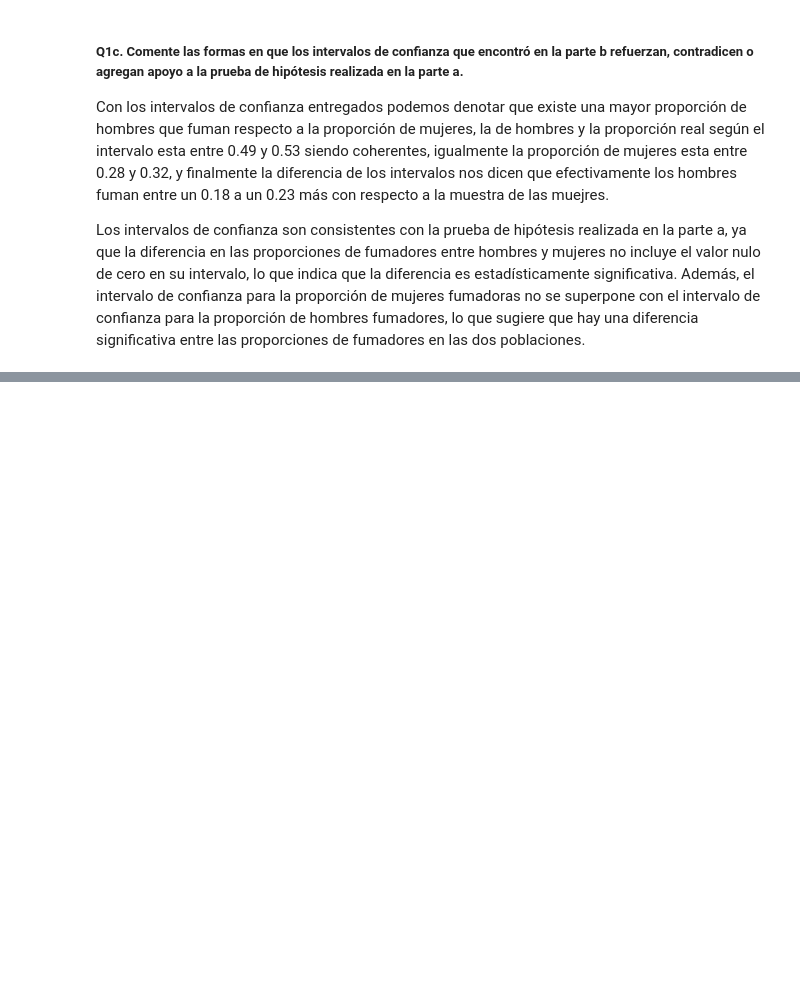
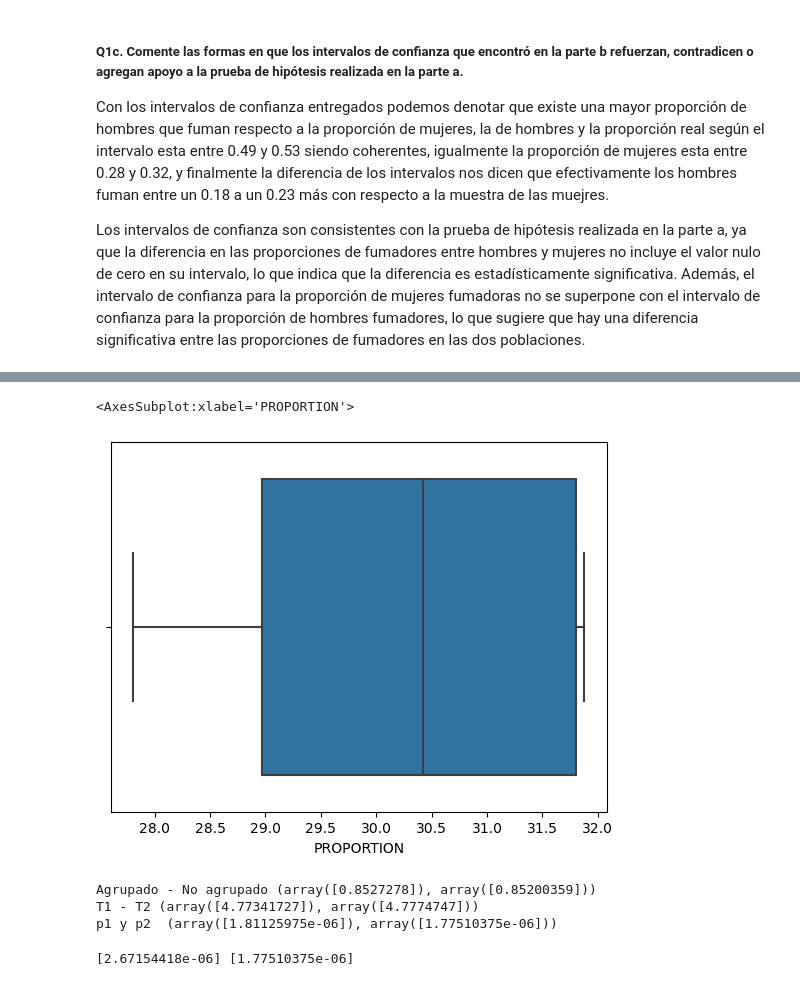
Before and after one commit to onavarrete04/Introduccion-Ciencia-Datos, a Jupyter notebook: ESTADÍSTICA INFERENCIAL-2023.ipynb, the cells around one changed output, grey strips where cells are left out. Saved outputs shown, nothing was run; the diff lists cells and outputs as text; code cells hidden in the pictures; blank space fills up the shorter version.

```diff
--- a/ESTADÍSTICA INFERENCIAL-2023.ipynb
+++ b/ESTADÍSTICA INFERENCIAL-2023.ipynb
@@ -2866,0 +2972,6 @@ from scipy.stats import t
+# %%
+df = datos.loc[(datos.RIDAGEYR >=30)&(datos.RIDAGEYR <=40) & (datos.GENDER == "Mujer"),["GENDER","N_EDUCATION","BMXBMI","RIDAGEYR"]]
+dx = df.groupby(["GENDER","N_EDUCATION"]).agg({"BMXBMI": [np.mean, np.std,np.size]}).unstack()
+dx = dx.stack().reset_index()
+dx.columns = ["GENDER", "EDUCATION","PROPORTION","STD","N"]
+dx
@@ -2866,0 +2985,62 @@ from scipy.stats import t
+# %%
+a = dx.stack().reset_index()
+a.columns = ["GENDER","EDUCATION","PROPORTION"]
+sns.boxplot(data=a, x="PROPORTION")
+# %% [output]
+<AxesSubplot:xlabel='PROPORTION'>
+[figure, added]
+# %%
+p1 = dx.iloc[[4]]
+p2 = dx.iloc[[3]]
+
+# medias y valores
+
+m1 = p1.PROPORTION.values
+n1 = p1.N.values
+s1 = p1.STD.values
+
+m2 = p2.PROPORTION.values
+n2 = p2.N.values
+s2 = p2.STD.values
+
+mdf = m1 - m2
+
+# error estandar agrupado SE = sqrt[((n1-1)*s1^2 + (n2-1)*s2^2)/(n1+n2-2)] * sqrt[1/n1 + 1/n2]
+
+se_agrupado = np.sqrt(((n1-1)*s1**2 + (n2-1)*s2**2)/(n1+n2-2) * (1/n1 + 1/n2))
+
+# no agrupado SE = sqrt[(s1^2/n1) + (s2^2/n2)]
+
+se_no_agrupado = np.sqrt((s1**2/n1) + (s2**2/n2))
+
+print("Agrupado - No agrupado",(se_agrupado,se_no_agrupado))
+
+# estadístia t con e agrupado
+
+t1 = mdf / se_agrupado
+
+# estadística t con e no agrupado
+
+t2 = mdf / se_no_agrupado
+print("T1 - T2",(t1,t2))
+
+# pvalue agrupado
+
+pvalue1 = 2 * (norm.cdf(-abs(t1)))
+pvalue1
+
+# pvalue no agrupado
+
+pvalue2 =  2 * (norm.cdf(-abs(t2)))
+print("p1 y p2 ",(pvalue1,pvalue2))
+# %% [output]
+Agrupado - No agrupado (array([0.8527278]), array([0.85200359]))
+T1 - T2 (array([4.77341727]), array([4.7774747]))
+p1 y p2  (array([1.81125975e-06]), array([1.77510375e-06]))
+# %%
+from scipy.stats import t
+p_value1 =   2 * t.cdf(-abs(t1), df=(n1+n2)-2)
+p_value2 =   2 * t.cdf(-abs(t2), df=(n1+n2)-2)
+print(p_value1,pvalue2)
+# %% [output]
+[2.67154418e-06] [1.77510375e-06]
```
Also changed, not shown: parts of 31 cells of this notebook.
